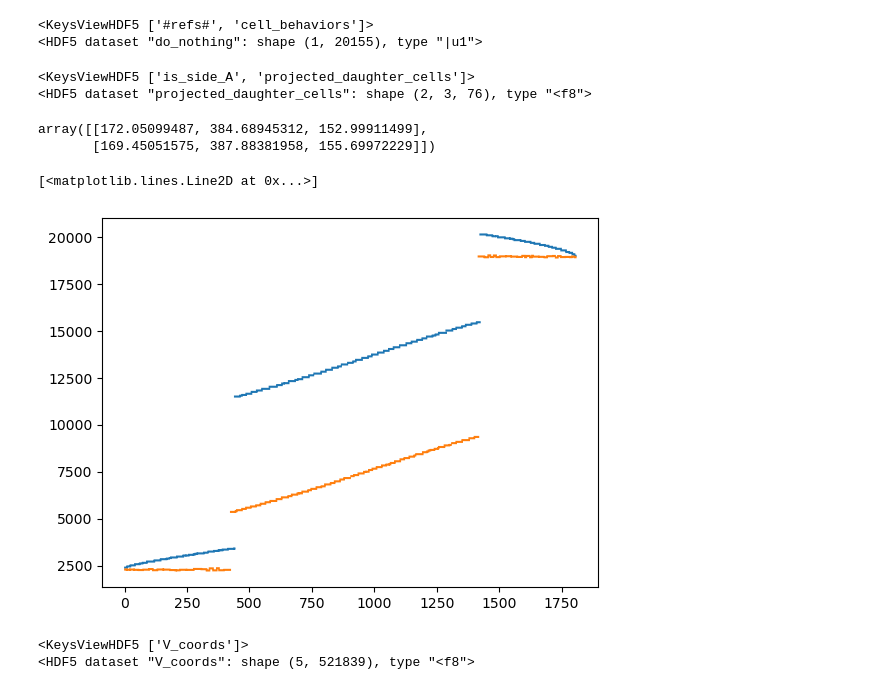
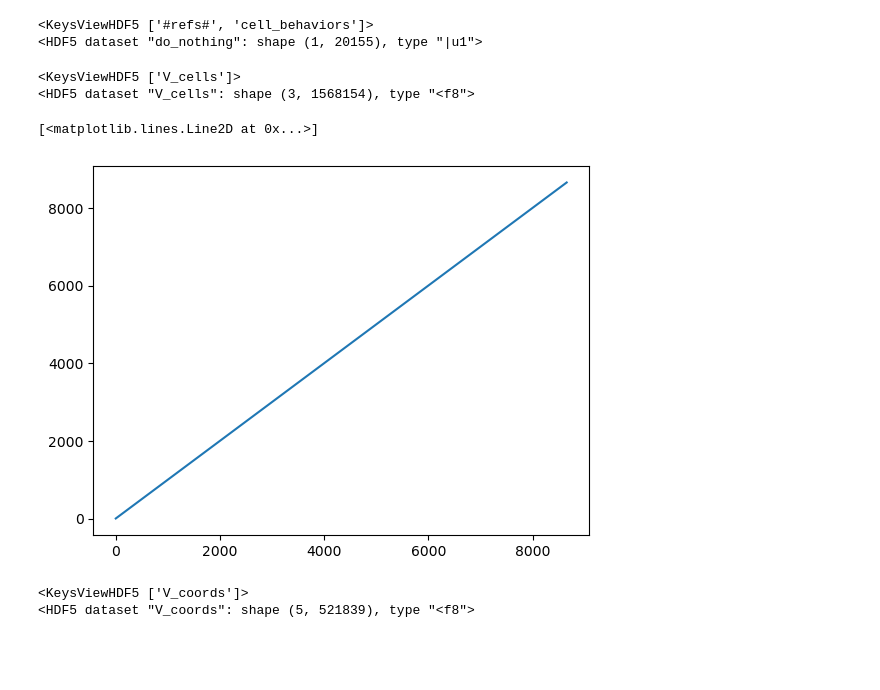
Before and after one commit to JakobSchauser/Thesis, a Jupyter notebook: DeconstructingGastrulation-Data/stas.ipynb, the cells around one changed output. Drawn from its saved outputs; the diff is of its cells as text; code cells hidden in the pictures; blank space fills up the shorter version.

```diff
--- a/DeconstructingGastrulation-Data/stas.ipynb
+++ b/DeconstructingGastrulation-Data/stas.ipynb
@@ -43,26 +43,20 @@ with h5py.File(name, 'r') as f:
 <KeysViewHDF5 ['#refs#', 'cell_behaviors']>
 <HDF5 dataset "do_nothing": shape (1, 20155), type "|u1">
 # %%
-name = "Data analysis/Data analysis/Deconstructing Gastrulation - Data/Img_1830 (divisions)/projected_daughters_centroids.mat"
+name = "Data analysis\Data analysis\Deconstructing Gastrulation - Data\Img_1830 (divisions)\Mesh\V_cells.mat"
 
 with h5py.File(name, 'r') as f:
     print(f.keys())
-    print(f["projected_daughter_cells"])
-    cc = np.array(f["projected_daughter_cells"])
+    print(f["V_cells"])
+    cc = np.array(f["V_cells"])
 # %% [output]
-<KeysViewHDF5 ['is_side_A', 'projected_daughter_cells']>
-<HDF5 dataset "projected_daughter_cells": shape (2, 3, 76), type "<f8">
+<KeysViewHDF5 ['V_cells']>
+<HDF5 dataset "V_cells": shape (3, 1568154), type "<f8">
-# %%
-cc[:,:,2]#["daughters"]
-# %% [output]
-array([[172.05099487, 384.68945312, 152.99911499],
-       [169.45051575, 387.88381958, 155.69972229]])
-# %%
-plt.plot(cc[0])
-plt.plot(cc[1500])
-# %% [output]
-[<matplotlib.lines.Line2D at 0x...>]
-[figure, removed]
+# %%
+plt.plot(c_cells[1][c_cells[0] == 55])
+# %% [output]
+[<matplotlib.lines.Line2D at 0x...>]
+[figure, added]
 # %%
 name = "Data analysis/Data analysis/Deconstructing Gastrulation - Data/Img_1830 (divisions)/Mesh/V_coords.mat"
 
```
Also changed, not shown: parts of 11 cells of this notebook, 8 other files.
